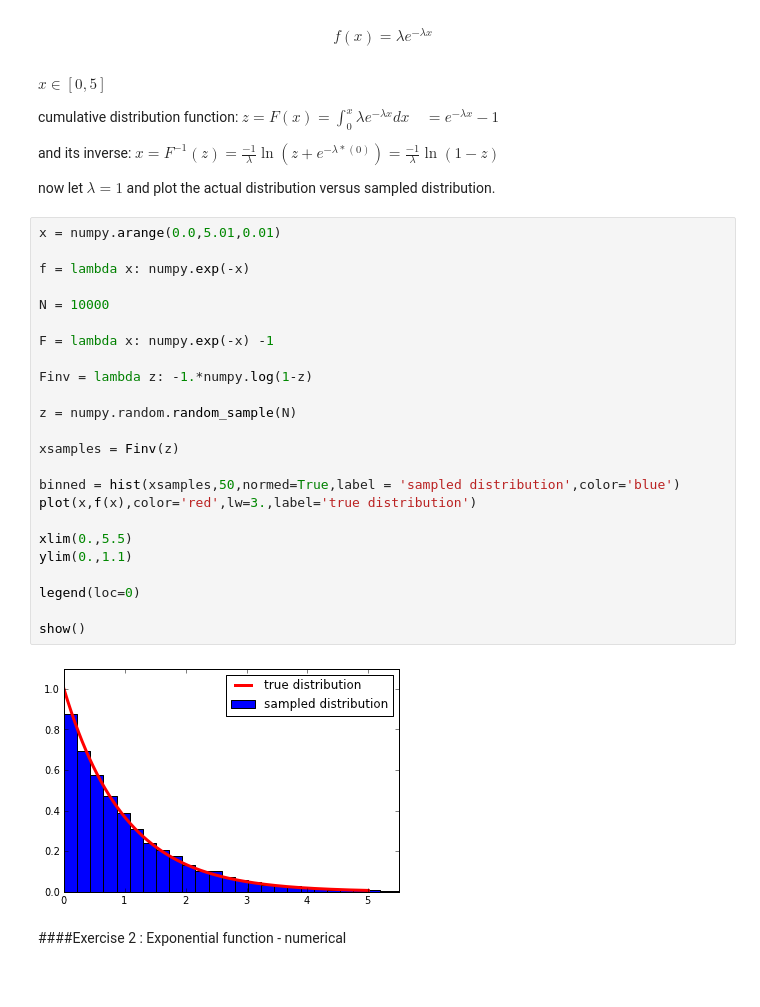
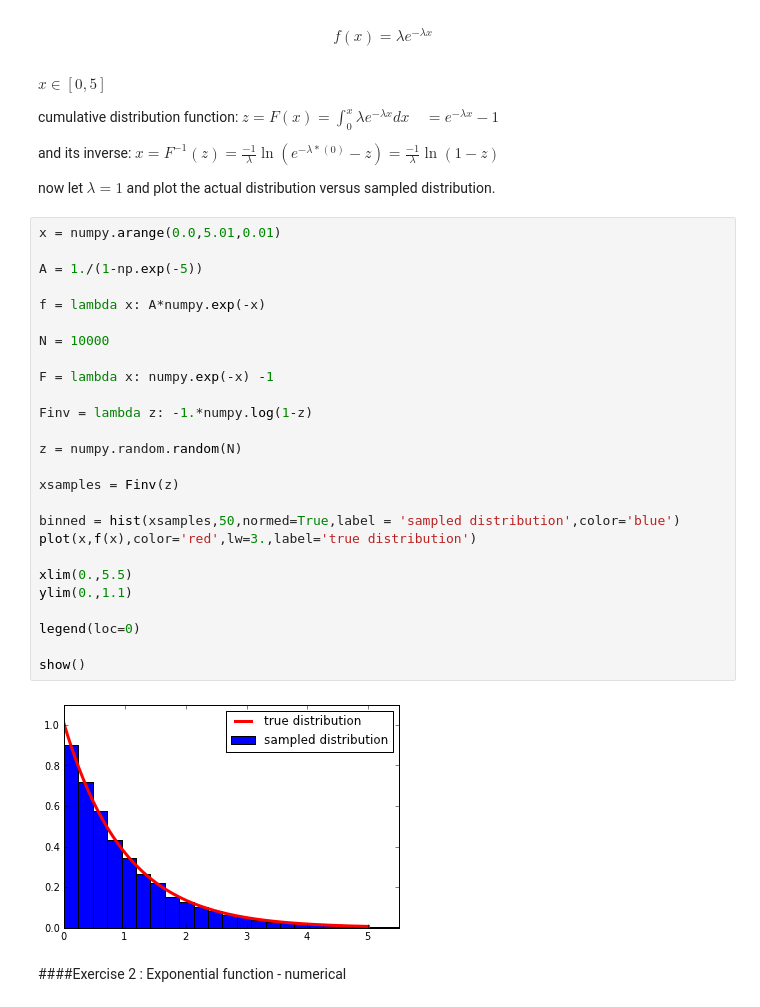
Before and after one commit to kbouch/PHYS202-S13, a Jupyter notebook: Week8/TuesThursActivities.ipynb, the cells around one changed output. Cells and saved outputs as stored; diff of their text form.

```diff
--- a/Week8/TuesThursActivities.ipynb
+++ b/Week8/TuesThursActivities.ipynb
@@ -97,35 +104,37 @@ $x \in [0,5]$
 
 cumulative distribution function: $z = F(x) = \int _0 ^x \lambda e^{ -\lambda x} dx \quad = e^{-\lambda x} - 1$
 
-and its inverse: $x = F^{-1}(z) =\frac{-1}{\lambda} \ln (z + e^{- \lambda*(0)}) = \frac{-1}{\lambda} \ln (1-z)$
+and its inverse: $x = F^{-1}(z) =\frac{-1}{\lambda} \ln (e^{- \lambda*(0)} - z) = \frac{-1}{\lambda} \ln (1-z)$
 
 now let $\lambda = 1$ and plot the actual distribution versus sampled distribution.
 # %%
 x = numpy.arange(0.0,5.01,0.01)
 
-f = lambda x: numpy.exp(-x)
+A = 1./(1-np.exp(-5))
+
+f = lambda x: A*numpy.exp(-x)
 
 N = 10000
 
 F = lambda x: numpy.exp(-x) -1
 
 Finv = lambda z: -1.*numpy.log(1-z)
 
-z = numpy.random.random_sample(N)
+z = numpy.random.random(N)
 
 xsamples = Finv(z)
 
 binned = hist(xsamples,50,normed=True,label = 'sampled distribution',color='blue')
 plot(x,f(x),color='red',lw=3.,label='true distribution')
 
 xlim(0.,5.5)
 ylim(0.,1.1)
 
 legend(loc=0)
 
 show()
 # %% [output]
-[figure, old version]
+[figure, new version]
 # %% [markdown]
 ####Exercise 2 : Exponential function - numerical
 # %%
```
Also changed, not shown: parts of 7 cells of this notebook.
